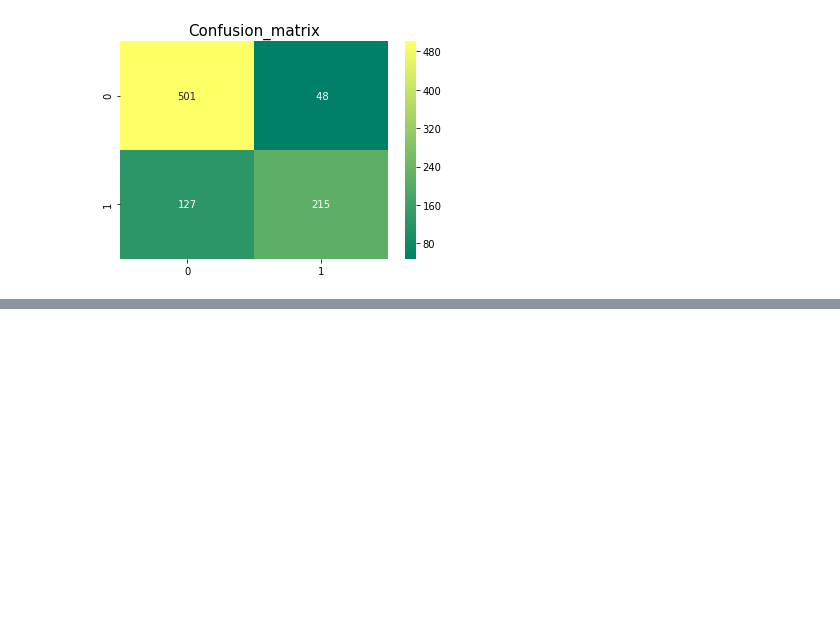
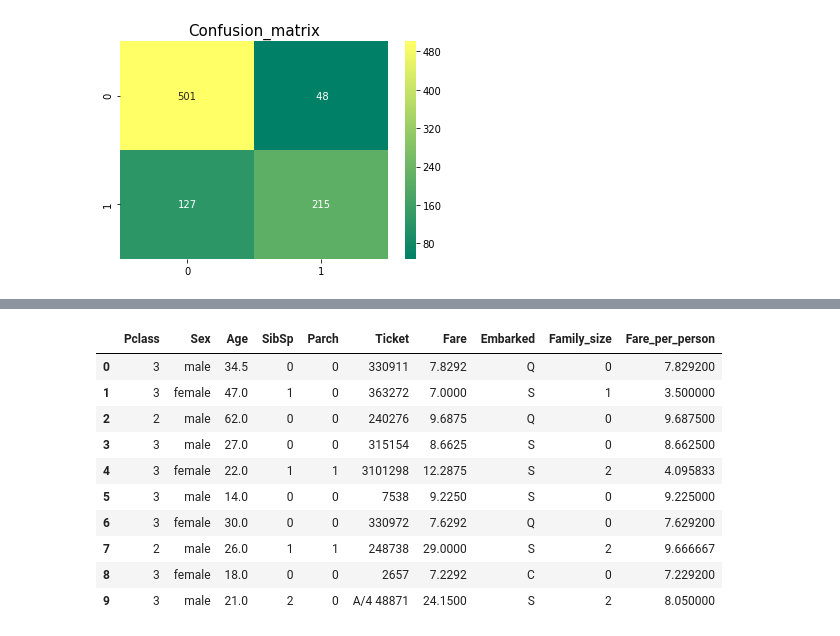
Before and after one commit to Rojanmhj2055/TitanicDataset, a Jupyter notebook: titanic.ipynb, the cells around one changed output, grey strips where cells are left out. Saved outputs shown, nothing was run; the diff lists cells and outputs as text; code cells hidden in the pictures; blank space fills up the shorter version.

```diff
--- a/titanic.ipynb
+++ b/titanic.ipynb
@@ -294,0 +440,15 @@ Text(0.5, 1.05, 'Confusion_matrix')
+# %%
+condtion1 = (test_dataset.Age.isna()) & (test_dataset.Pclass == 1) & (test_dataset.Sex == "female")
+condtion2 = (test_dataset.Age.isna()) & (test_dataset.Pclass == 1) & (test_dataset.Sex == "male")
+condtion3 = (test_dataset.Age.isna()) & (test_dataset.Pclass == 2) & (test_dataset.Sex == "female")
+condtion4 = (test_dataset.Age.isna()) & (test_dataset.Pclass == 2) & (test_dataset.Sex == "male")
+
+condtion5 = (test_dataset.Age.isna()) & (test_dataset.Pclass == 3) & (test_dataset.Sex == "female")
+condtion6 = (test_dataset.Age.isna()) & (test_dataset.Pclass == 3) & (test_dataset.Sex == "male")
+# %%
+test_dataset.loc[condtion1,"Age"] = median[1][0]
+test_dataset.loc[condtion2,"Age"] = median[1][1]
+test_dataset.loc[condtion3,"Age"] = median[2][0]
+test_dataset.loc[condtion4,"Age"] =median[2][1]
+test_dataset.loc[condtion5,"Age"] = median[3][0]
+test_dataset.loc[condtion6,"Age"] = median[3][1]
@@ -294,0 +467,2 @@ Text(0.5, 1.05, 'Confusion_matrix')
+# %%
+test_dataset.fillna(test_dataset["Fare"].median(),inplace=True)
@@ -294,0 +481,18 @@ Text(0.5, 1.05, 'Confusion_matrix')
+# %%
+#creating new columns like family size = SibSp+Parch
+test_dataset["Family_size"] = test_dataset["SibSp"] + test_dataset["Parch"]
+test_dataset["Fare_per_person"] = test_dataset['Fare'] / (test_dataset['Family_size']+1)
+# %%
+test_dataset.head(10)
+# %% [output]
+|  | Pclass | Sex | Age | SibSp | Parch | Ticket | Fare | Embarked | Family_size | Fare_per_person |
+| 0 | 3 | male | 34.5 | 0 | 0 | 330911 | 7.8292 | Q | 0 | 7.829200 |
+| 1 | 3 | female | 47.0 | 1 | 0 | 363272 | 7.0000 | S | 1 | 3.500000 |
+| 2 | 2 | male | 62.0 | 0 | 0 | 240276 | 9.6875 | Q | 0 | 9.687500 |
+| 3 | 3 | male | 27.0 | 0 | 0 | 315154 | 8.6625 | S | 0 | 8.662500 |
+| 4 | 3 | female | 22.0 | 1 | 1 | 3101298 | 12.2875 | S | 2 | 4.095833 |
+| 5 | 3 | male | 14.0 | 0 | 0 | 7538 | 9.2250 | S | 0 | 9.225000 |
+| 6 | 3 | female | 30.0 | 0 | 0 | 330972 | 7.6292 | Q | 0 | 7.629200 |
+| 7 | 2 | male | 26.0 | 1 | 1 | 248738 | 29.0000 | S | 2 | 9.666667 |
+| 8 | 3 | female | 18.0 | 0 | 0 | 2657 | 7.2292 | C | 0 | 7.229200 |
+| 9 | 3 | male | 21.0 | 2 | 0 | A/4 48871 | 24.1500 | S | 2 | 8.050000 |
```
Also changed, not shown: parts of 25 cells of this notebook, 1 other file.
